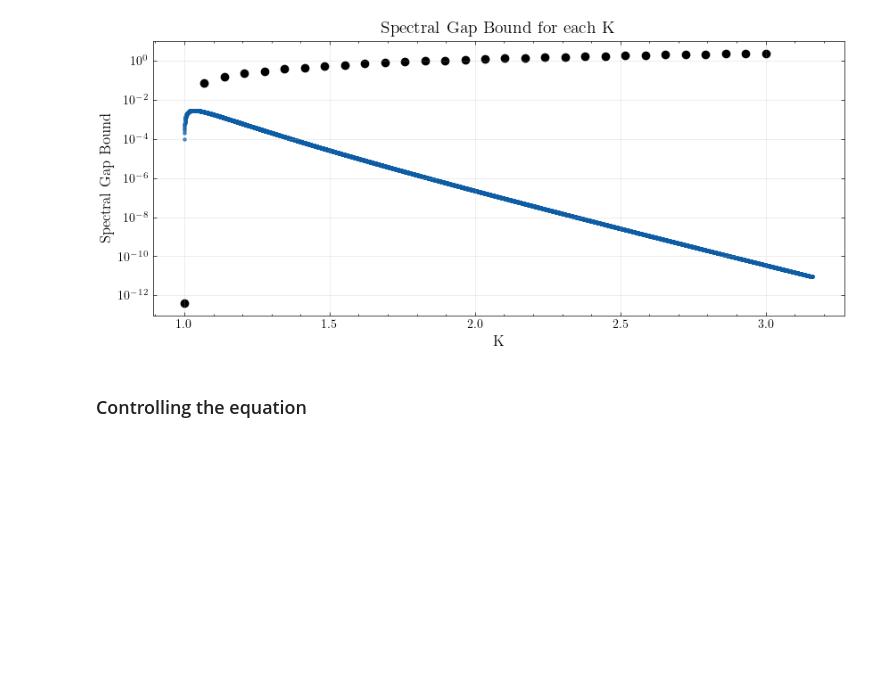
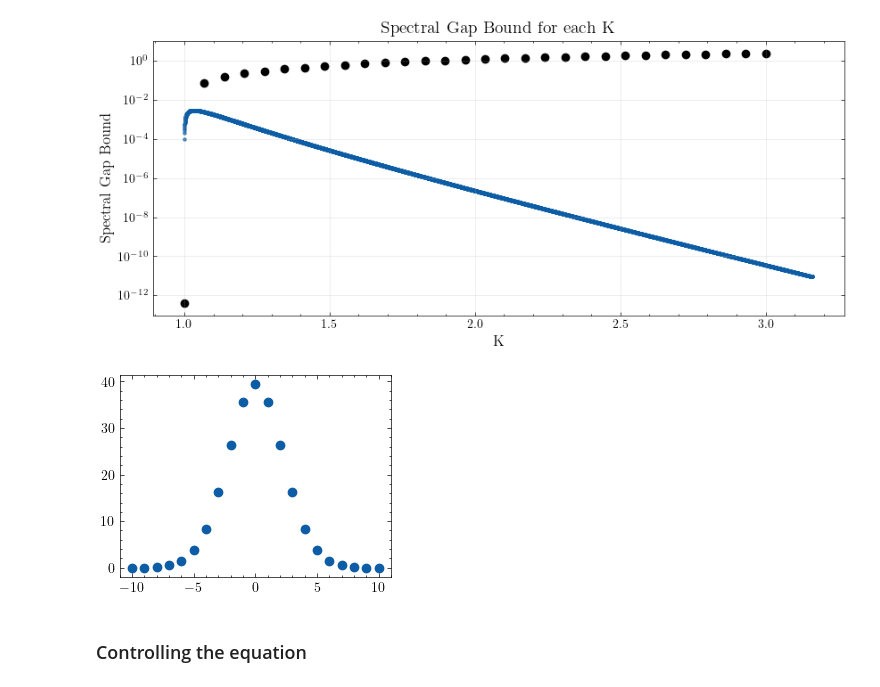
Before and after one commit to lucasmoschen/mckean-vlasov, a Jupyter notebook: codes/plotting.ipynb, the cells around one changed output. Cells and saved outputs as stored; diff of their text form; code cells hidden in the pictures; blank space fills up the shorter version.

```diff
--- a/codes/plotting.ipynb
+++ b/codes/plotting.ipynb
@@ -450,6 +434,13 @@ plt.grid(True, alpha=0.3)
 plt.show()
 # %% [output]
 [figure]
+# %%
+k_values = np.arange(-10, 11, 1)
+changing_values = [iv(k, 2*K*unique_r(K)) for k in k_values]
+plt.scatter(k_values, changing_values)
+plt.show()
+# %% [output]
+[figure, added]
 # %% [markdown]
 ### Controlling the equation
 # %% [markdown]
```
Also changed, not shown: parts of 8 cells of this notebook, 4 other files.
